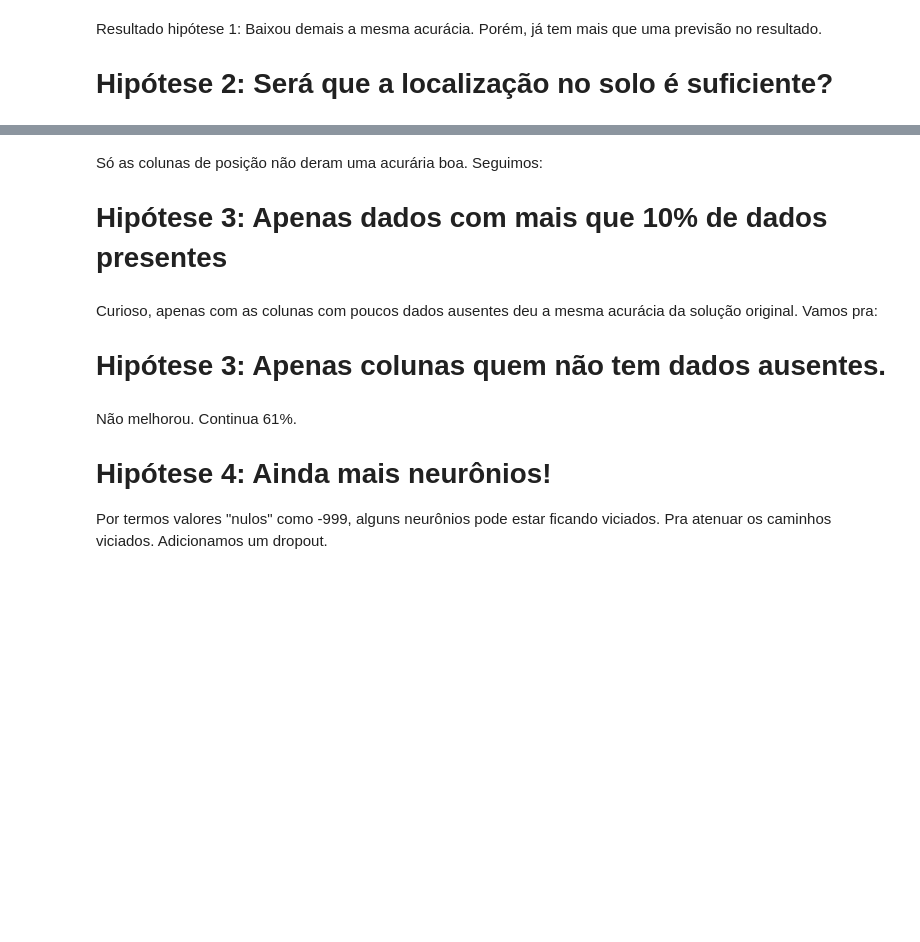
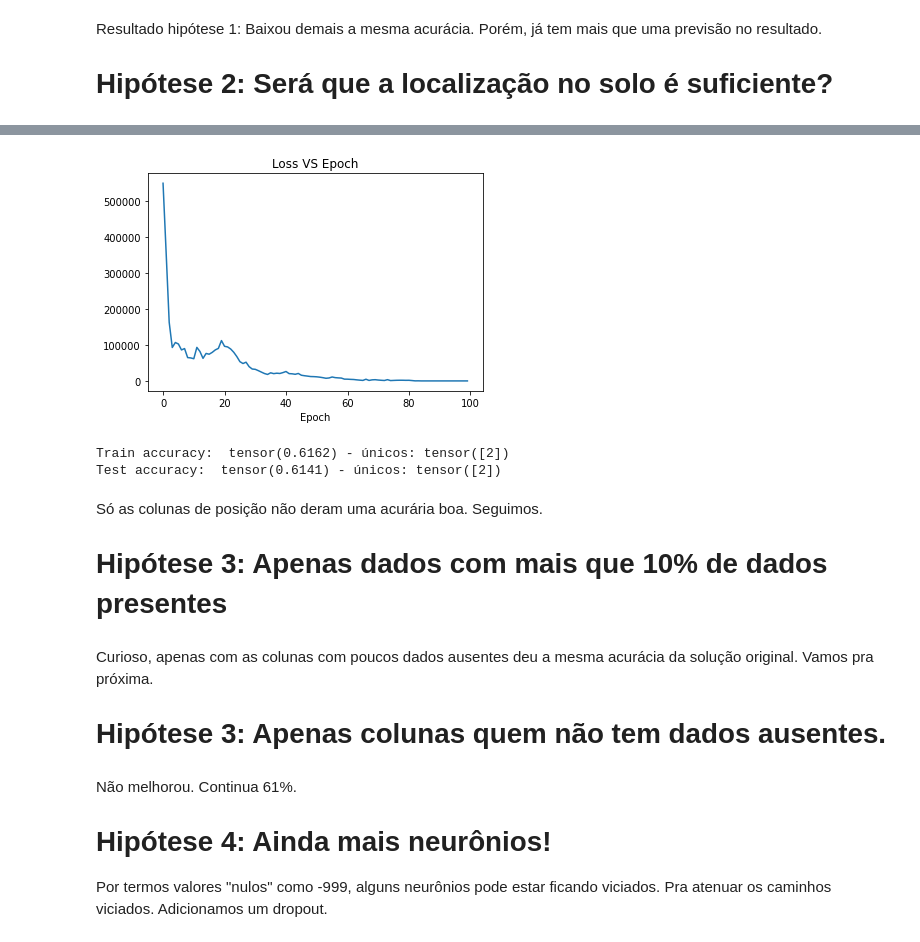
Before and after one commit to jopapo/pos_datascience_redesneurais_tf, a Jupyter notebook: tf.ipynb, the cells around one changed output, grey strips where cells are left out. Cells and saved outputs as stored; diff of their text form; code cells hidden in the pictures; blank space fills up the shorter version.

```diff
--- a/tf.ipynb
+++ b/tf.ipynb
@@ -393,6 +393,6 @@ class ANN_v3(nn.Module):
 
 # Treinando
 
-(X_train_2, X_test_2, y_train_2, y_test_2) = separate_datasets(test_columns)
+(X_train_2, X_test_2, y_train_2, y_test_2) = separate_datasets(categories=test_columns)
 model_v3 = train_model(ANN_v3, X_train=X_train_2, y_train=y_train_2)
 # %% [output]
@@ -400,8 +409,12 @@ TypeError: list indices must be integers or slices, not list
+[figure, added]
 # %%
 #output_hidden_prediction(model_v3, test_columns)
 print_accuracy(model_v3, X_tr=X_train_2, y_tr=y_train_2, X_te=X_test_2, y_te=y_test_2)
+# %% [output]
+Train accuracy:  tensor(0.6162) - únicos: tensor([2])
+Test accuracy:  tensor(0.6141) - únicos: tensor([2])
 # %% [markdown]
-Só as colunas de posição não deram uma acurária boa. Seguimos:
+Só as colunas de posição não deram uma acurária boa. Seguimos.
 
 # Hipótese 3: Apenas dados com mais que 10% de dados presentes
 # %%
@@ -431,7 +444,7 @@ model_v4 = train_model(ANN_v4, X_train=X_train_3, y_train=y_train_3, epochs=200)
 #output_hidden_prediction(model_v4, hyp2_columns)
 print_accuracy(model_v4, X_tr=X_train_3, y_tr=y_train_3, X_te=X_test_3, y_te=y_test_3)
 # %% [markdown]
-Curioso, apenas com as colunas com poucos dados ausentes deu a mesma acurácia da solução original. Vamos pra:
+Curioso, apenas com as colunas com poucos dados ausentes deu a mesma acurácia da solução original. Vamos pra próxima.
 
 # Hipótese 3: Apenas colunas quem não tem dados ausentes.
 # %%
```
Also changed, not shown: parts of 1 cell of this notebook.
